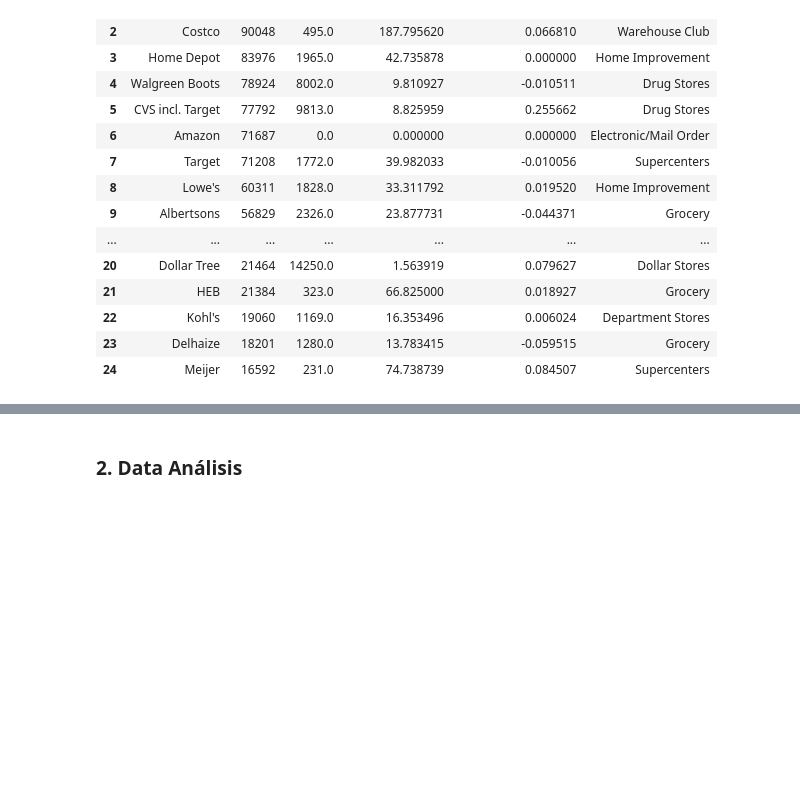
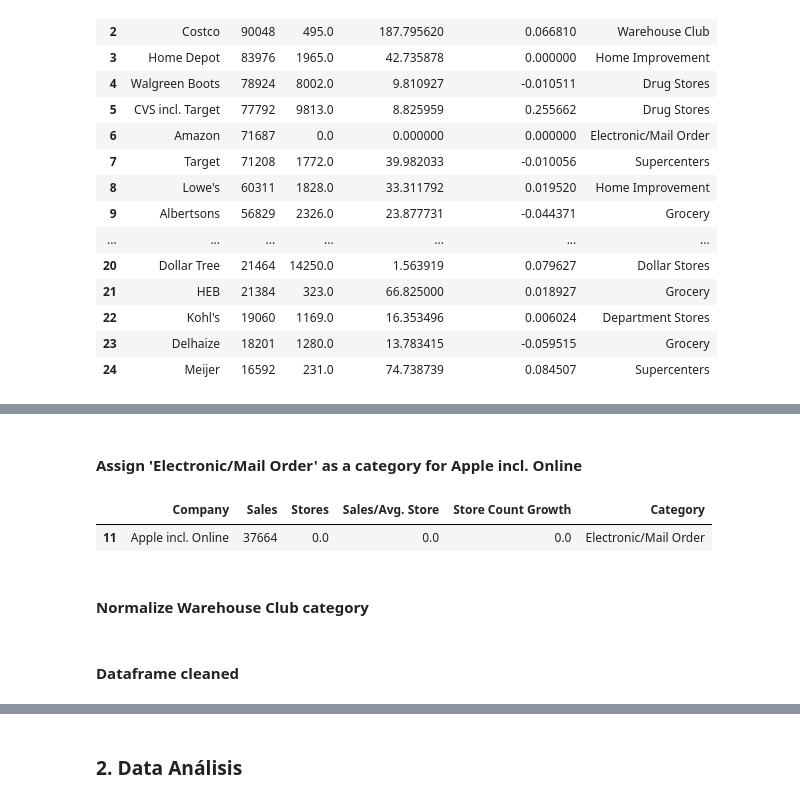
Before and after one commit to r3card0/Data-Academy-Project, a Jupyter notebook: DataAcademyProject.ipynb, the cells around one changed output, grey strips where cells are left out. Drawn from its saved outputs; the diff is of its cells as text; code cells hidden in the pictures; blank space fills up the shorter version.

Commit message:
normalize and assign categories

```diff
--- a/DataAcademyProject.ipynb
+++ b/DataAcademyProject.ipynb
@@ -119,0 +127,12 @@ dtype: object
+# %% [markdown]
+#### Assign 'Electronic/Mail Order' as a category for Apple incl. Online
+# %%
+df1['Category'] = df1['Category'].replace(np.nan,'Electronic/Mail Order')
+
+# 3. Change applied
+df1[df1['Company']=='Apple incl. Online']
+# %% [output]
+|  | Company | Sales | Stores | Sales/Avg. Store | Store Count Growth | Category |
+| 11 | Apple incl. Online | 37664 | 0.0 | 0.0 | 0.0 | Electronic/Mail Order |
+# %% [markdown]
+#### Normalize Warehouse Club category
@@ -119,0 +141,2 @@ dtype: object
+# %% [markdown]
+#### Dataframe cleaned
```
Also changed, not shown: parts of 12 cells of this notebook.
